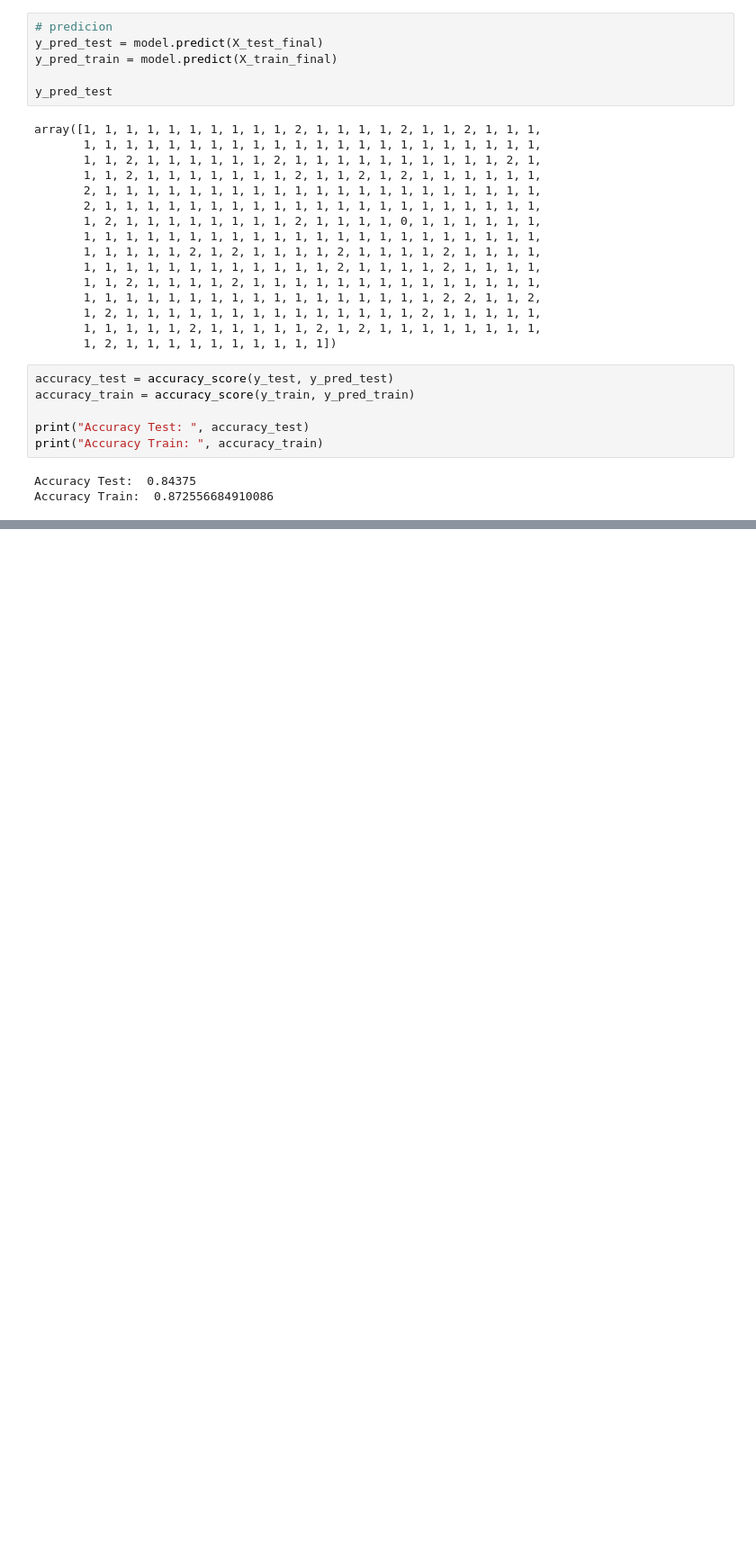
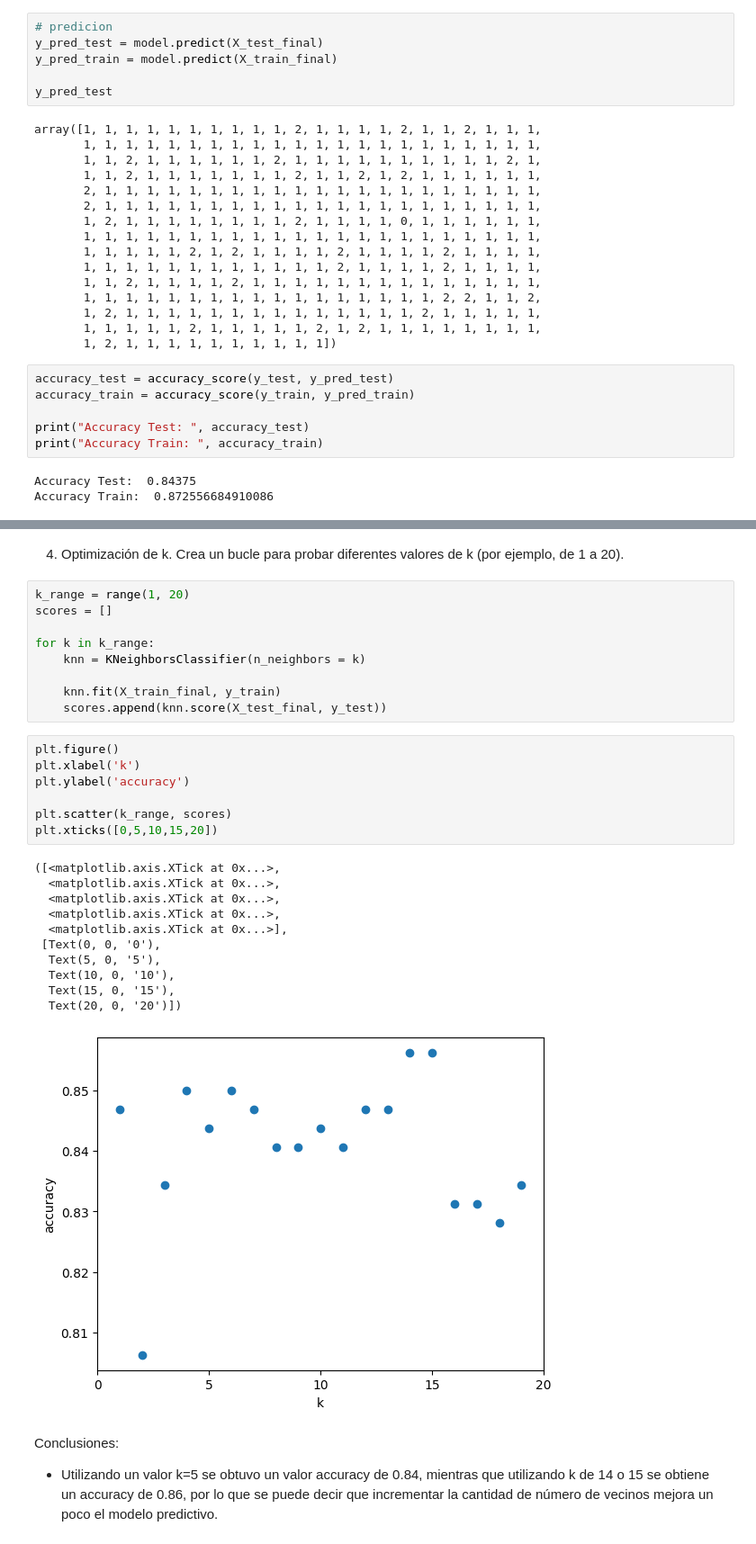
Before and after one commit to 4GeeksAcademy/machine-learning-python-template_KNN_cercanos_melissahm, a Jupyter notebook: src/explore_knn.ipynb, the cells around one changed output, grey strips where cells are left out. Shown at 90% size. Drawn from its saved outputs; the diff is of its cells as text; blank space fills up the shorter version.

```diff
--- a/src/explore_knn.ipynb
+++ b/src/explore_knn.ipynb
@@ -323,0 +359,33 @@ Accuracy Train:  0.872556684910086
+# %% [markdown]
+4. Optimización de k. Crea un bucle para probar diferentes valores de k (por ejemplo, de 1 a 20).
+# %%
+k_range = range(1, 20)
+scores = []
+
+for k in k_range:
+    knn = KNeighborsClassifier(n_neighbors = k)
+
+    knn.fit(X_train_final, y_train)
+    scores.append(knn.score(X_test_final, y_test))
+# %%
+plt.figure()
+plt.xlabel('k')
+plt.ylabel('accuracy')
+
+plt.scatter(k_range, scores)
+plt.xticks([0,5,10,15,20])
+# %% [output]
+([<matplotlib.axis.XTick at 0x...>,
+  <matplotlib.axis.XTick at 0x...>,
+  <matplotlib.axis.XTick at 0x...>,
+  <matplotlib.axis.XTick at 0x...>,
+  <matplotlib.axis.XTick at 0x...>],
+ [Text(0, 0, '0'),
+  Text(5, 0, '5'),
+  Text(10, 0, '10'),
+  Text(15, 0, '15'),
+  Text(20, 0, '20')])
+[figure, added]
+# %% [markdown]
+Conclusiones:
+- Utilizando un valor k=5 se obtuvo un valor accuracy de 0.84, mientras que utilizando k de 14 o 15 se obtiene un accuracy de 0.86, por lo que se puede decir que incrementar la cantidad de número de vecinos mejora un poco el modelo predictivo.
```
Also changed, not shown: parts of 13 cells of this notebook.
